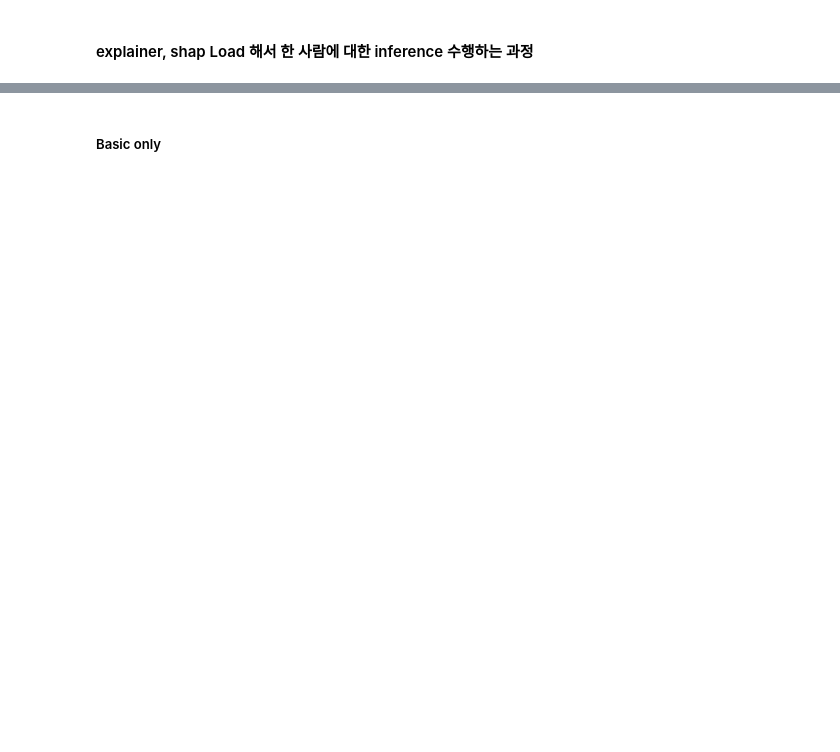
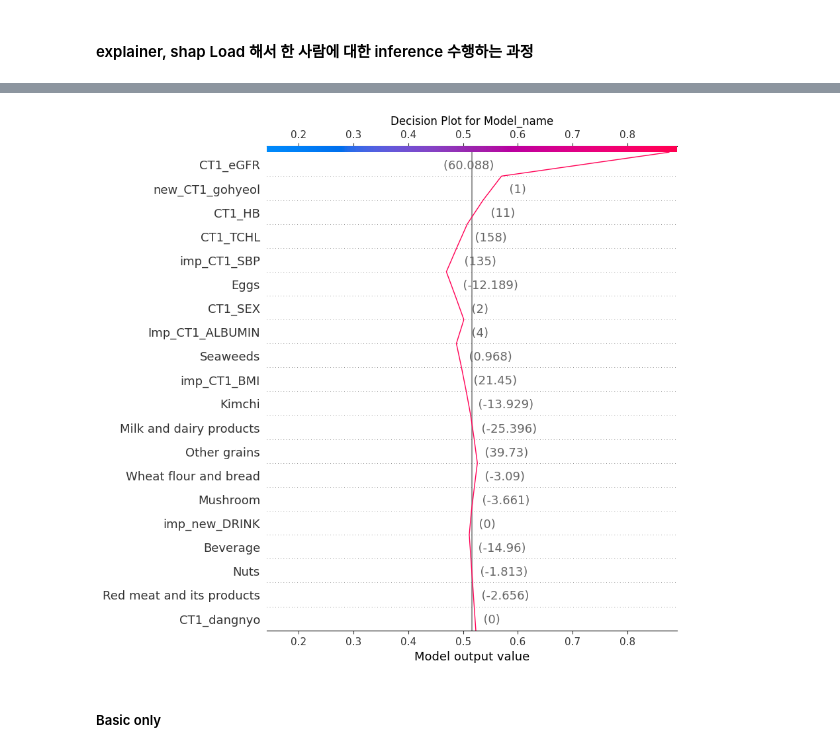
Before and after one commit to dong-tak123/pnu_ckd, a Jupyter notebook: 1224_software_ML.ipynb, the cells around one changed output, grey strips where cells are left out. Drawn from its saved outputs; the diff is of its cells as text; code cells hidden in the pictures; blank space fills up the shorter version.

```diff
--- a/1224_software_ML.ipynb
+++ b/1224_software_ML.ipynb
@@ -569,3 +585,18 @@ shap.decision_plot(
+# %%
+sample_index = 5
+
+shap.decision_plot(
+    temp_explainer.expected_value,      # loaded explainer의 expected value
+    # shap_values_new_data,
+    shap_values_new_data[sample_index],     # 특정 샘플
+
+    # X_tight3_foodsum_test.values,     # 실제 값 (normalize 전)
+    X_tight3_foodsum_test.values[sample_index],       #  특정 샘플
+    feature_names=total_cols,
+    title="Decision Plot for Model_name"
+)
+# %% [output]
+[figure, added]
 # %% [markdown]
 ##### Basic only
 # %%
```
Also changed, not shown: parts of 14 cells of this notebook, 2 other files.
